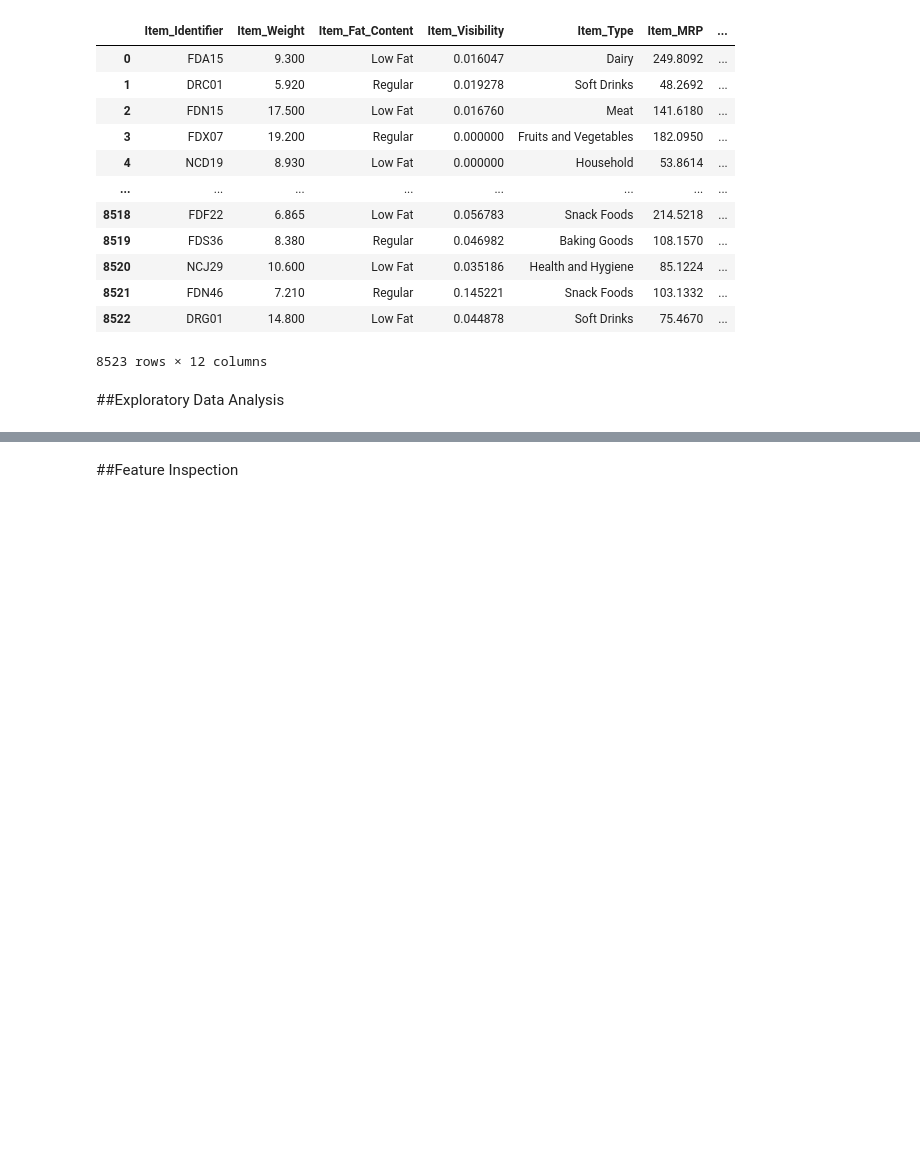
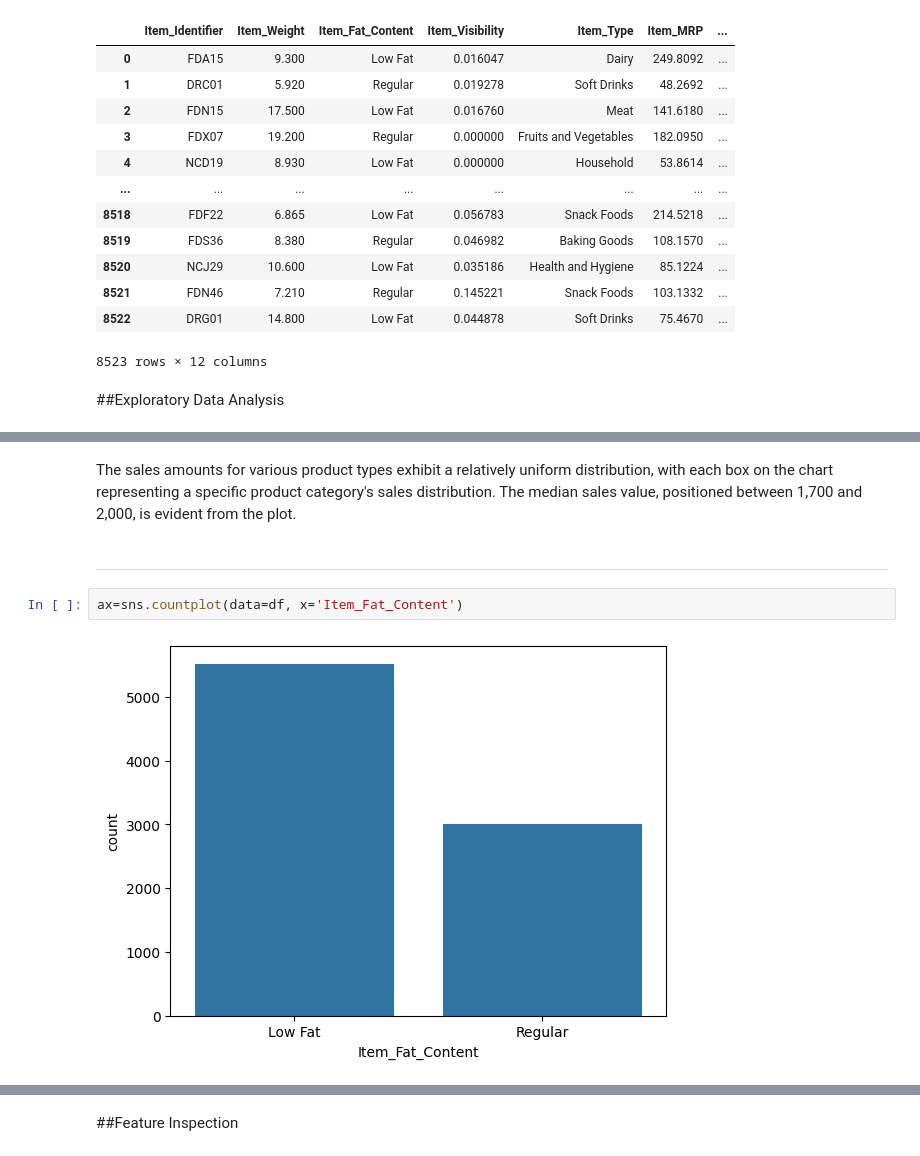
Before and after one commit to LinaArdah/Prediction-of-Product-Sales, a Jupyter notebook: Prediction_of_Product_Sales.ipynb, the cells around one changed output, grey strips where cells are left out. Drawn from its saved outputs; the diff is of its cells as text; blank space fills up the shorter version.

```diff
--- a/Prediction_of_Product_Sales.ipynb
+++ b/Prediction_of_Product_Sales.ipynb
@@ -269,0 +295,8 @@ df
+# %% [markdown]
+The sales amounts for various product types exhibit a relatively uniform distribution, with each box on the chart representing a specific product category's sales distribution. The median sales value, positioned between 1,700 and 2,000, is evident from the plot.
+# %% [markdown]
+---
+# %%
+ax=sns.countplot(data=df, x='Item_Fat_Content')
+# %% [output]
+[figure, added]
```
Also changed, not shown: parts of 8 cells of this notebook.
